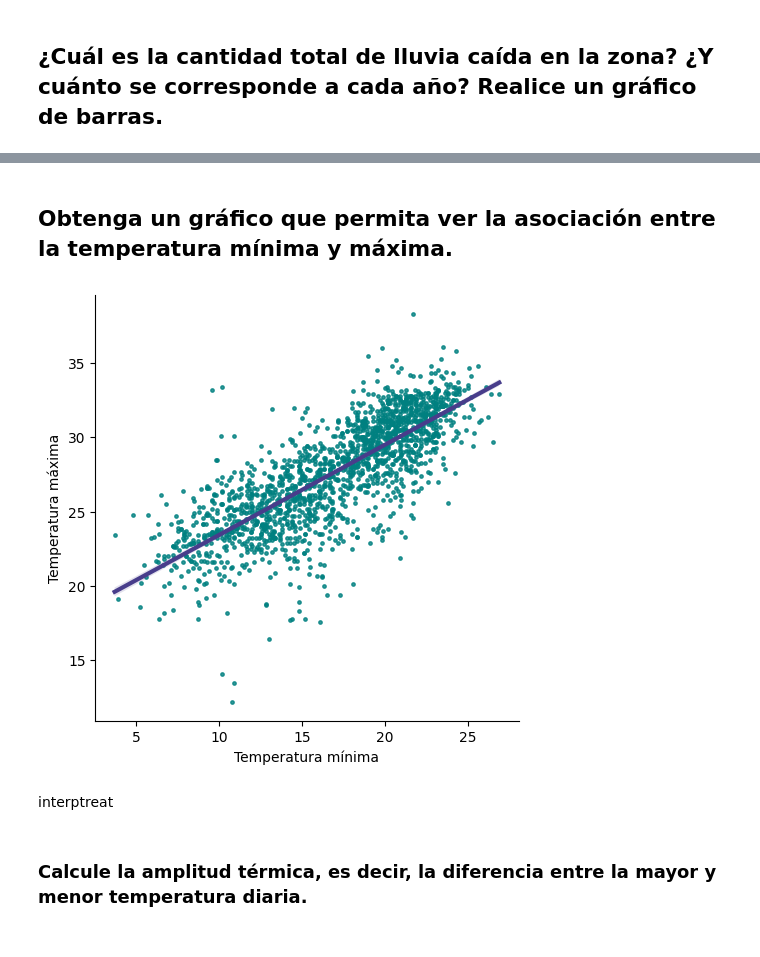
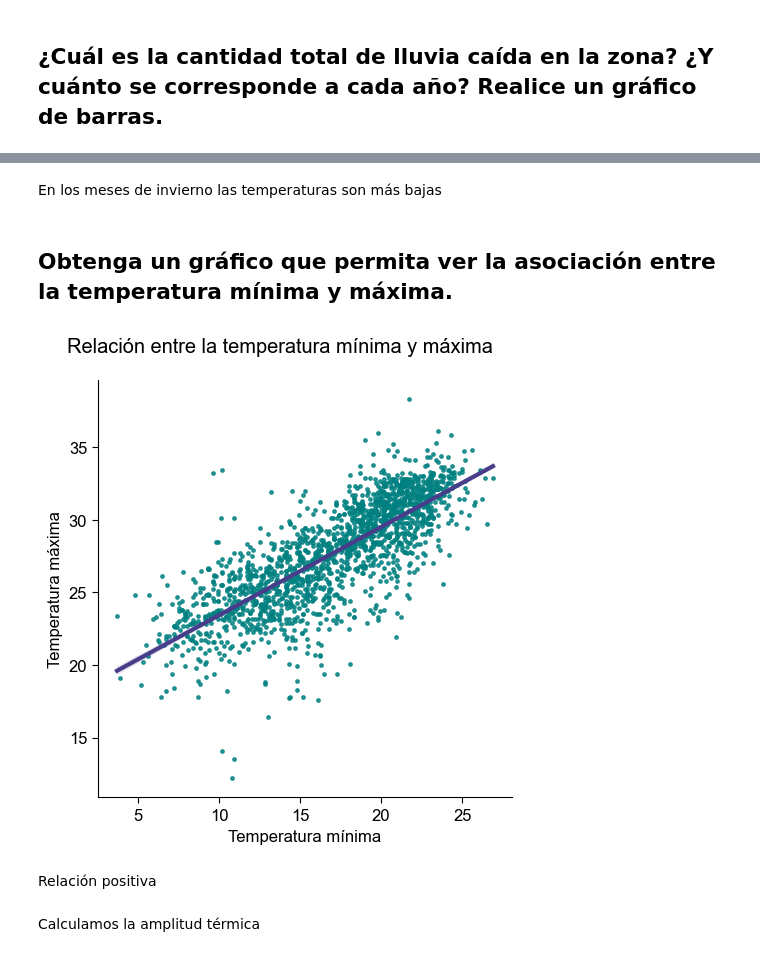
Before and after one commit to luciacordoba14/TP1-Python, a Jupyter notebook: Codigo.ipynb, the cells around one changed output, grey strips where cells are left out. Drawn from its saved outputs; the diff is of its cells as text; code cells hidden in the pictures.

```diff
--- a/Codigo.ipynb
+++ b/Codigo.ipynb
@@ -138,19 +248,29 @@ falta interpretar
+# %% [markdown]
+En los meses de invierno las temperaturas son más bajas
 # %% [markdown]
 ## Obtenga un gráfico que permita ver la asociación entre la temperatura mínima y máxima.
 # %%
-g = sns.lmplot(data = datos, x = "t_min", y = "t_max",
-    scatter_kws={"s": 6, "color": "teal"},
-    line_kws={"color": "darkslateblue", "linewidth": 3}
+g = sns.lmplot(
+    data = datos,
+    x = "t_min",
+    y = "t_max",
+    scatter_kws = {"s": 6, "color": "teal"},
+    line_kws = {"color": "darkslateblue", "linewidth": 3}
 )
+
 g.set_xlabels("Temperatura mínima")
-g.set_ylabels("Temperatura máxima");
-# AGREGAR TïTLULO
+g.set_ylabels("Temperatura máxima")
+g.set_titles("Relación entre la temperatura mínima y máxima")
+g.fig.suptitle(
+    "Relación entre la temperatura mínima y máxima",
+    y=1.05
+);
 # %% [output]
-[figure, old version]
+[figure, new version]
 # %% [markdown]
-interptreat
+Relación positiva
-# %% [markdown]
-### Calcule la amplitud térmica, es decir, la diferencia entre la mayor y menor temperatura diaria.
+# %% [markdown]
+Calculamos la amplitud térmica
 # %%
 datos = datos.with_columns(
     amplitud_termica = pl.col("t_max") - pl.col("t_min")
```
Also changed, not shown: parts of 39 cells of this notebook.
